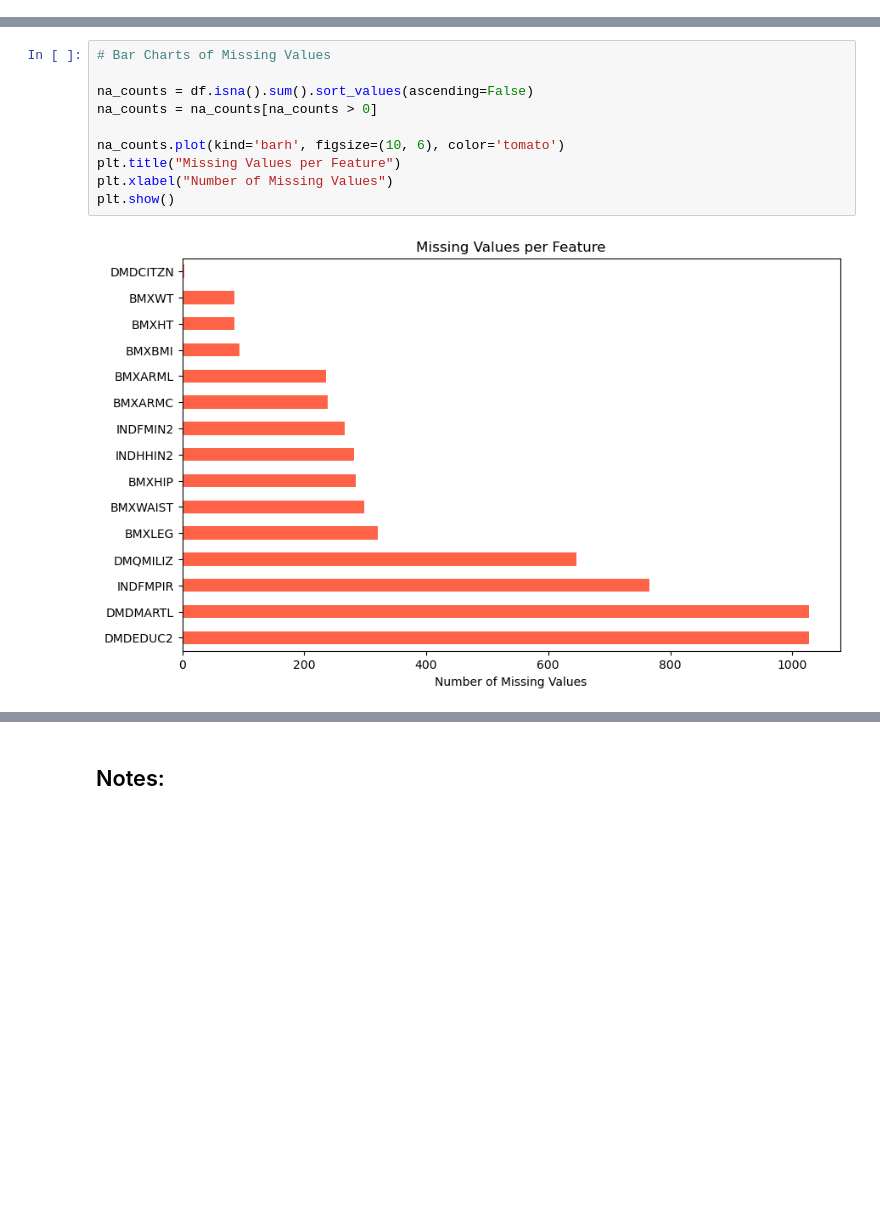
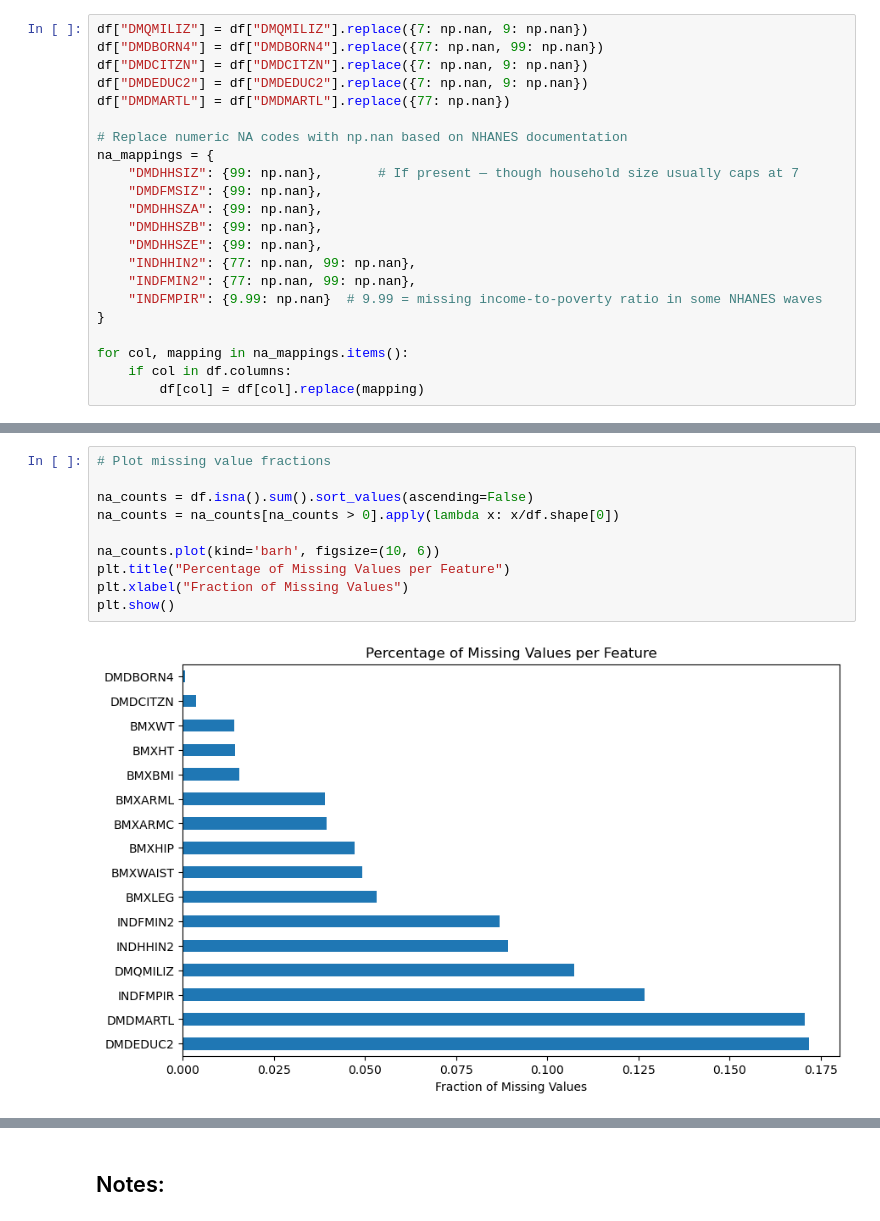
Before and after one commit to AShakhapur/nhanes-diabetes-modeling, a Jupyter notebook: eda.ipynb, the cells around one changed output, grey strips where cells are left out. Saved outputs shown, nothing was run; the diff lists cells and outputs as text; blank space fills up the shorter version.

```diff
--- a/eda.ipynb
+++ b/eda.ipynb
@@ -173,2 +157,24 @@ id_var = ["SEQN"]
+# %%
+df["DMQMILIZ"] = df["DMQMILIZ"].replace({7: np.nan, 9: np.nan})
+df["DMDBORN4"] = df["DMDBORN4"].replace({77: np.nan, 99: np.nan})
+df["DMDCITZN"] = df["DMDCITZN"].replace({7: np.nan, 9: np.nan})
+df["DMDEDUC2"] = df["DMDEDUC2"].replace({7: np.nan, 9: np.nan})
+df["DMDMARTL"] = df["DMDMARTL"].replace({77: np.nan})
+
+# Replace numeric NA codes with np.nan based on NHANES documentation
+na_mappings = {
+    "DMDHHSIZ": {99: np.nan},       # If present — though household size usually caps at 7
+    "DMDFMSIZ": {99: np.nan},
+    "DMDHHSZA": {99: np.nan},
+    "DMDHHSZB": {99: np.nan},
+    "DMDHHSZE": {99: np.nan},
+    "INDHHIN2": {77: np.nan, 99: np.nan},
+    "INDFMIN2": {77: np.nan, 99: np.nan},
+    "INDFMPIR": {9.99: np.nan}  # 9.99 = missing income-to-poverty ratio in some NHANES waves
+}
+
+for col, mapping in na_mappings.items():
+    if col in df.columns:
+        df[col] = df[col].replace(mapping)
 # %%
 # NA percentage by Column
@@ -194,15 +199,15 @@ RIDAGEYR    0.000000
 LBXGH       0.000000
 dtype: float64
 # %%
-# Bar Charts of Missing Values
+# Plot missing value fractions
 
 na_counts = df.isna().sum().sort_values(ascending=False)
-na_counts = na_counts[na_counts > 0]
+na_counts = na_counts[na_counts > 0].apply(lambda x: x/df.shape[0])
 
-na_counts.plot(kind='barh', figsize=(10, 6), color='tomato')
-plt.title("Missing Values per Feature")
-plt.xlabel("Number of Missing Values")
+na_counts.plot(kind='barh', figsize=(10, 6))
+plt.title("Percentage of Missing Values per Feature")
+plt.xlabel("Fraction of Missing Values")
 plt.show()
 # %% [output]
-[figure, old version]
+[figure, new version]
 # %% [markdown]
```
Also changed, not shown: parts of 41 cells of this notebook, 2 other files.
